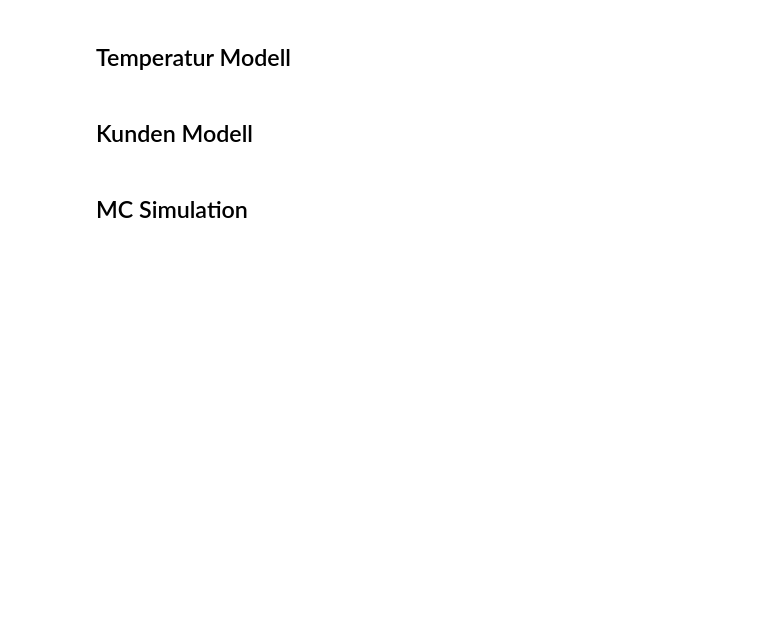
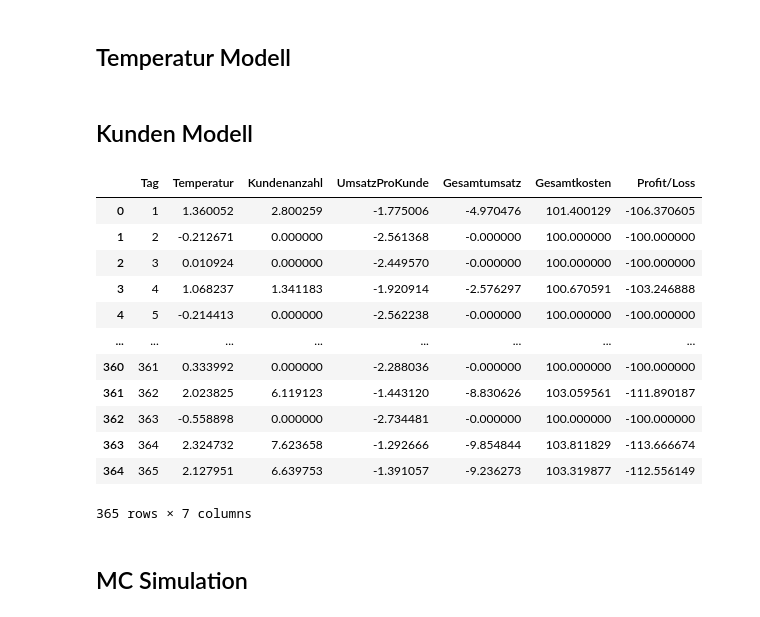
Before and after one commit to tombk556/Diskrete-Simulation-MC-Beleg, a Jupyter notebook: tests.ipynb, the cells around one changed output. Drawn from its saved outputs; the diff is of its cells as text; code cells hidden in the pictures; blank space fills up the shorter version.

```diff
--- a/tests.ipynb
+++ b/tests.ipynb
@@ -62,3 +74,19 @@ class EisdielenGeschäft:
+# %%
+EisdielenGeschäft(temperaturen=Temperature(hot_year=True, temp_var=2).calculate_temperature()).run_modell()
+# %% [output]
+|  | Tag | Temperatur | Kundenanzahl | UmsatzProKunde | Gesamtumsatz | Gesamtkosten | Profit/Loss |
+| 0 | 1 | 1.360052 | 2.800259 | -1.775006 | -4.970476 | 101.400129 | -106.370605 |
+| 1 | 2 | -0.212671 | 0.000000 | -2.561368 | -0.000000 | 100.000000 | -100.000000 |
+| 2 | 3 | 0.010924 | 0.000000 | -2.449570 | -0.000000 | 100.000000 | -100.000000 |
+| 3 | 4 | 1.068237 | 1.341183 | -1.920914 | -2.576297 | 100.670591 | -103.246888 |
+| 4 | 5 | -0.214413 | 0.000000 | -2.562238 | -0.000000 | 100.000000 | -100.000000 |
+| ... | ... | ... | ... | ... | ... | ... | ... |
+| 360 | 361 | 0.333992 | 0.000000 | -2.288036 | -0.000000 | 100.000000 | -100.000000 |
+| 361 | 362 | 2.023825 | 6.119123 | -1.443120 | -8.830626 | 103.059561 | -111.890187 |
+| 362 | 363 | -0.558898 | 0.000000 | -2.734481 | -0.000000 | 100.000000 | -100.000000 |
+| 363 | 364 | 2.324732 | 7.623658 | -1.292666 | -9.854844 | 103.811829 | -113.666674 |
+| 364 | 365 | 2.127951 | 6.639753 | -1.391057 | -9.236273 | 103.319877 | -112.556149 |
+365 rows × 7 columns
 # %% [markdown]
 ## MC Simulation
 # %%
```
Also changed, not shown: parts of 2 cells of this notebook.
